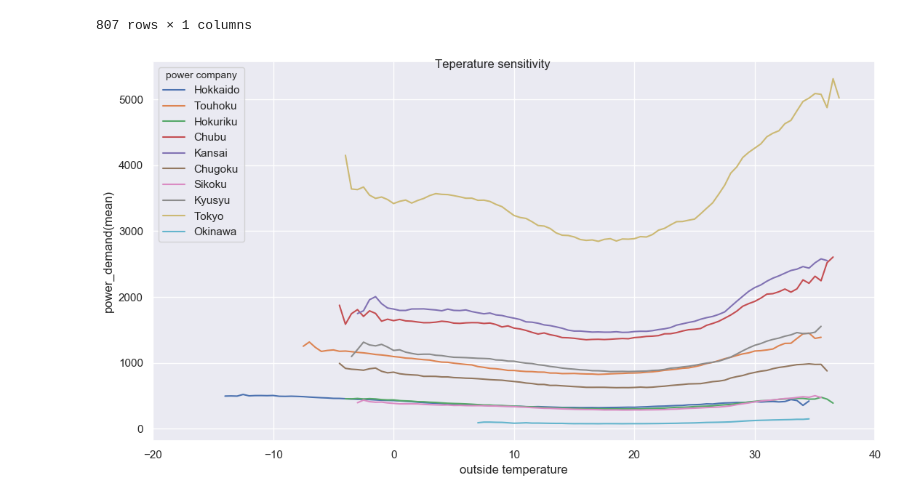
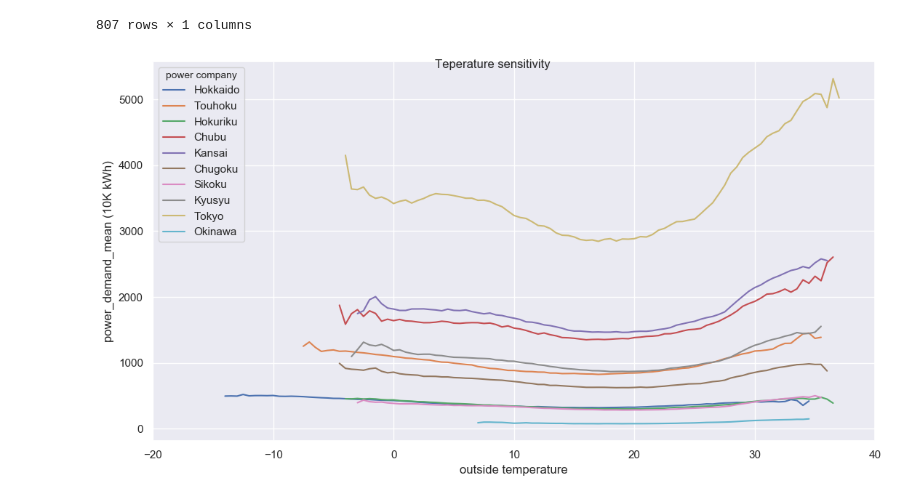
Before and after one commit to genpon212/homework, a Jupyter notebook: homework_honda.ipynb, the cells around one changed output. Drawn from its saved outputs; the diff is of its cells as text; code cells hidden in the pictures.

```diff
--- a/homework_honda.ipynb
+++ b/homework_honda.ipynb
@@ -96,15 +96,15 @@ TDB       DateTime
 807 rows × 1 columns
 # %%
 fig = plt.figure(figsize=(11, 6), dpi=100, facecolor='w', linewidth=0, edgecolor='w',tight_layout=True)
-ax = fig.add_subplot(1,1,1,xlabel="outside temperature", ylabel="power_demand(mean)", xlim=(-20.0,40.0))
+ax = fig.add_subplot(1,1,1,xlabel="outside temperature", ylabel="power_demand_mean (10K kWh)", xlim=(-20.0,40.0))
 fig.suptitle("Teperature sensitivity")
 #col_list = ["北海道電力","東北電力","北陸電力","中部電力","関西電力","中国電力","四国電力","九州電力","東京電力","沖縄電力"]
 col_list = ["Hokkaido","Touhoku","Hokuriku","Chubu","Kansai","Chugoku","Sikoku","Kyusyu","Tokyo","Okinawa"]
 
 for key, grp in df_4.reset_index().groupby("TDB"):
     ax.plot(grp["外気温"],grp["電力需要"],label=key)
     ax.legend(title="power company",labels=col_list,loc="best")
-    plt.savefig("homework_png")
+    plt.savefig("homework_png_1")
 plt.show()
 # %% [output]
-[figure, old version]
+[figure, new version]
```
Also changed, not shown: parts of 8 cells of this notebook.
